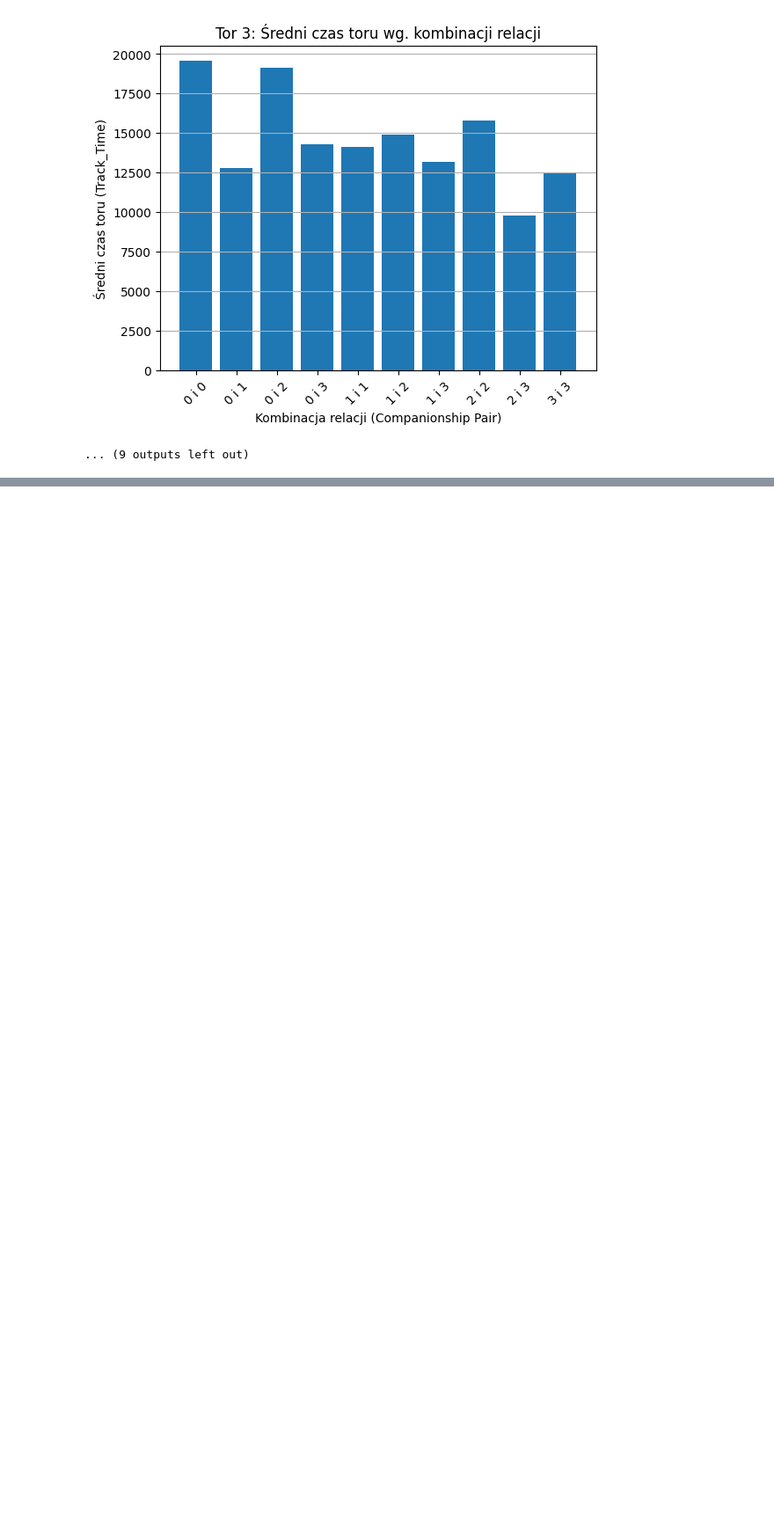
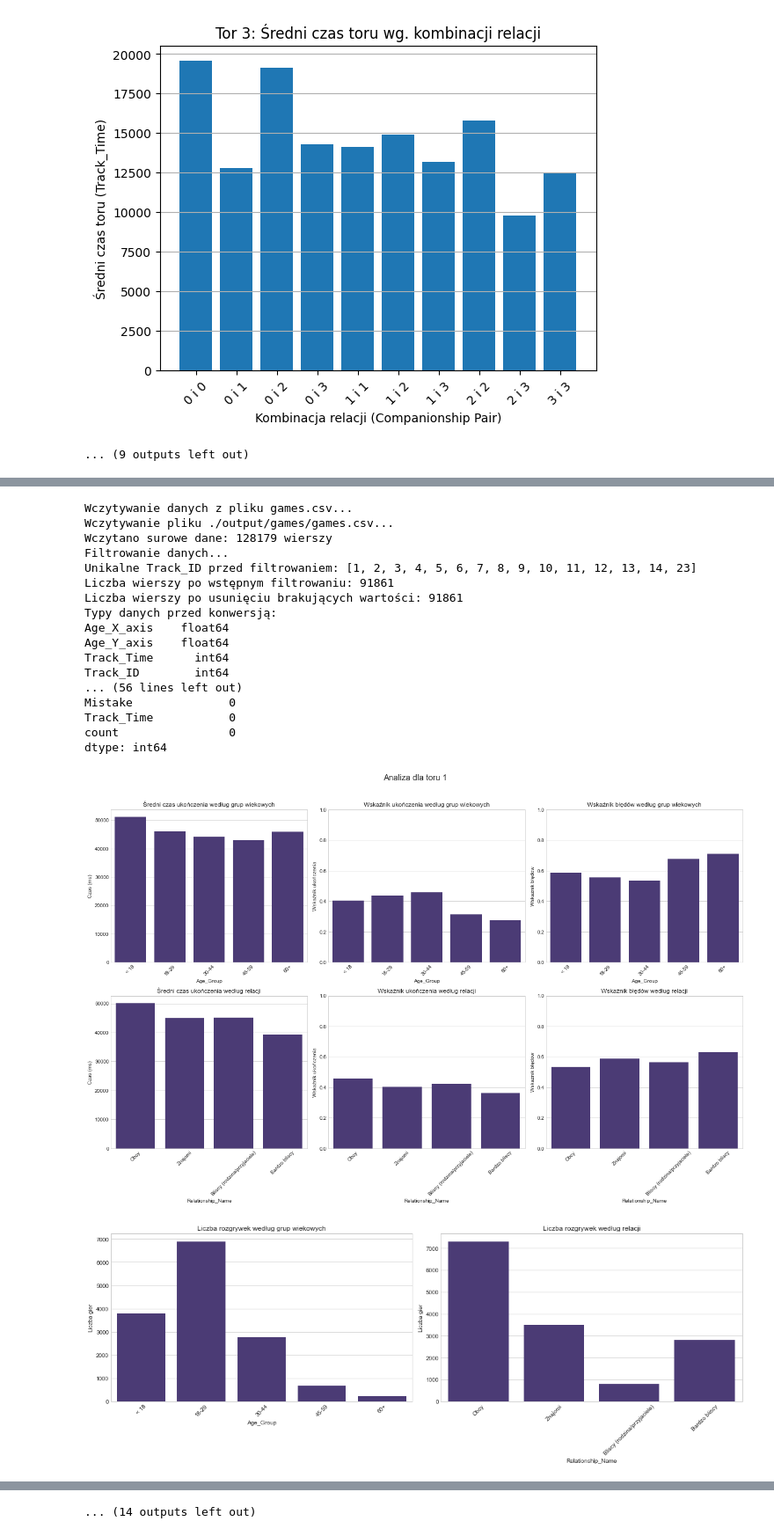
Before and after one commit to MikolajRowicki/ORTHO, a Jupyter notebook: analysis_mikolaj.ipynb, the cells around one changed output, grey strips where cells are left out. Shown at 88% size. Saved outputs shown, nothing was run; the diff lists cells and outputs as text; code cells hidden in the pictures; blank space fills up the shorter version.

Commit message:
Modified necessary changes to analysis

```diff
--- a/analysis_mikolaj.ipynb
+++ b/analysis_mikolaj.ipynb
@@ -622,0 +785,56 @@ Analiza zakończona. Wyniki zapisano w katalogu 'wyniki_analizy'.
+# %%
+games_file = './output/games/games.csv'
+games_details_dir = './output/games_details'
+
+# Wczytanie danych
+print("Wczytywanie danych z pliku games.csv...")
+games_df = load_games_data(games_file)
+print(f"Wczytano {len(games_df)} rekordów.")
+
+# Unikalne tory
+tracks = games_df['Track_ID'].unique()
+print(f"Znaleziono {len(tracks)} unikalnych torów: {sorted(tracks)}")
+
+# Przeprowadzenie analizy dla wszystkich torów
+results = {}
+
+# Możemy ograniczyć liczbę analizowanych torów, jeśli jest ich dużo
+tracks_to_analyze = sorted(tracks)[:10]  # Pierwsze 10 torów
+
+print(f"Analizowanie {len(tracks_to_analyze)} torów...")
+for track_id in tracks_to_analyze:
+    result = analyze_track(games_df, track_id)
+    if result:
+        results[track_id] = result
+        visualize_track_analysis(result)
+        print(f"Ukończono analizę dla toru {track_id}")
+
+# Porównanie wyników między torami
+print("\nPrzygotowywanie porównania torów...")
+compare_all_tracks(games_df, tracks_to_analyze)
+
+# Generowanie raportu podsumowującego
+print("\nGenerowanie raportu podsumowującego...")
+generate_summary_report(games_df, results)
+
+print("\nAnaliza zakończona. Wyniki zapisano w katalogu 'wyniki_analizy'.")
+# %% [output]
+Wczytywanie danych z pliku games.csv...
+Wczytywanie pliku ./output/games/games.csv...
+Wczytano surowe dane: 128179 wierszy
+Filtrowanie danych...
+Unikalne Track_ID przed filtrowaniem: [1, 2, 3, 4, 5, 6, 7, 8, 9, 10, 11, 12, 13, 14, 23]
+Liczba wierszy po wstępnym filtrowaniu: 91861
+Liczba wierszy po usunięciu brakujących wartości: 91861
+Typy danych przed konwersją:
+Age_X_axis    float64
+Age_Y_axis    float64
+Track_Time      int64
+Track_ID        int64
+... (56 lines left out)
+Mistake              0
+Track_Time           0
+count                0
+dtype: int64
+[figure, added]
+[figure, added]
@@ -622,0 +898 @@ Analiza zakończona. Wyniki zapisano w katalogu 'wyniki_analizy'.
+... (14 outputs left out)
```
Also changed, not shown: parts of 4 cells of this notebook, 34 other files.
